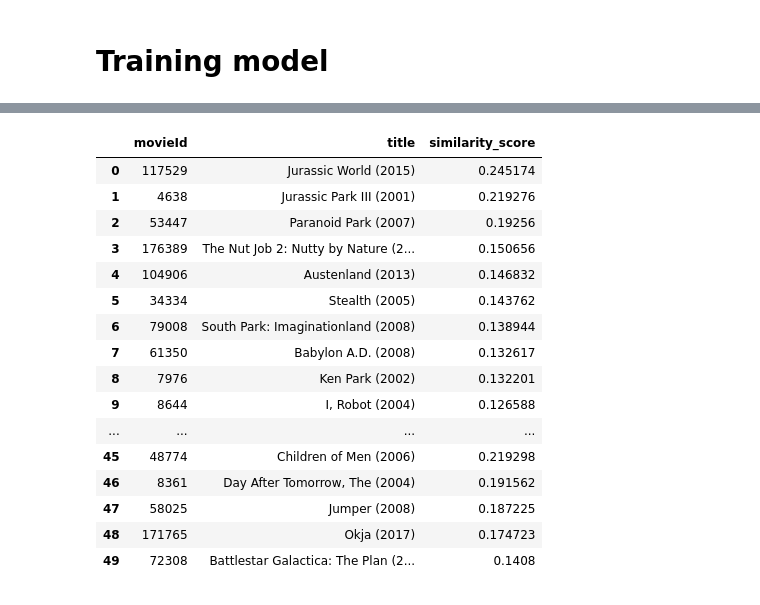
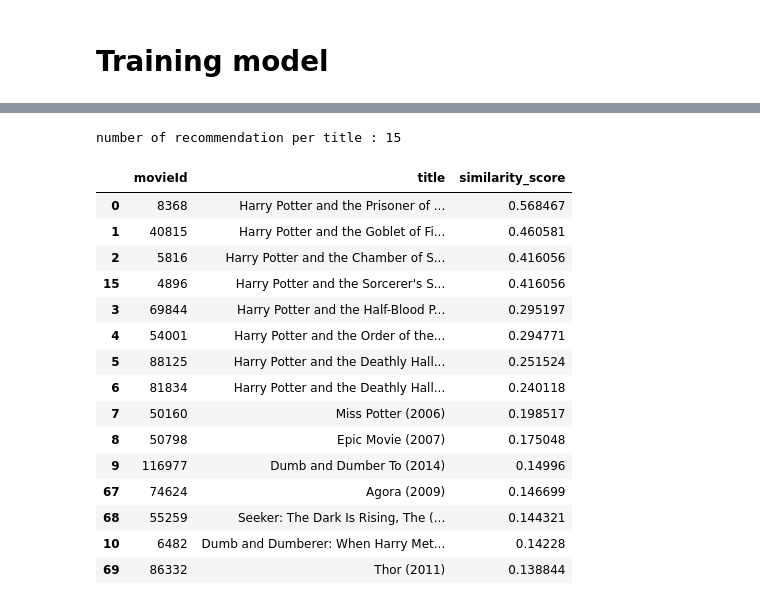
Before and after one commit to saadaliasghar1045-ops/Movie_recommender-Hybrid-, a Jupyter notebook: src/notebooks/content_model_training.ipynb, the cells around one changed output, grey strips where cells are left out. Saved outputs shown, nothing was run; the diff lists cells and outputs as text; code cells hidden in the pictures.

Commit message:
working on pipeline

```diff
--- a/src/notebooks/model_training.ipynb
+++ b/src/notebooks/content_model_training.ipynb
@@ -68,6 +45,0 @@ array(['Jumanji (1995)', 'Jumanji: Welcome to the Jungle (2017)'],
-# %%
-def get_index(titles,df):
-    match = df.index[
-    df['title'].str.casefold() == title.casefold()
-    ].tolist()
-    return match
@@ -196,7 +81,7 @@ class Content_pipeline :
 
     # function to apply year filter this returns True and False values for every movie_index if movie at index is greater than year_limit it will be true other wise false
     @staticmethod
-    def yearly_filtered_movs_idxs (df,limit_year : int):
+    def yearly_filtered_movs_idxs (df,limit_year : int | None):
         filtered_idxs = (
             df['year'].notna()
             & (df['year'] >= limit_year)
@@ -205,17 +90,19 @@ class Content_pipeline :
         return filtered_idxs
 
     # getting similar movies
-    def find_similar_movies(self,limit_year,inp_title,n_recoms):
+    def find_similar_movies(self , inp_title , n_recoms : int = 20 , limit_year : int | None = None):
 
         # creating empty recommended movies frame :
         columns = ['movieId','title','similarity_score']
-        total_rec_movs_df = pd.DataFrame(columns=columns)
+        rec_movs_df = pd.DataFrame(columns=columns)
 
         matched_titles = self.matched_titles(self.content_df,inp_title)
         n_matched_titles = matched_titles.shape[0]
 
         if n_matched_titles != 0:
-            recoms_per_title = n_recoms /n_matched_titles
+
+            recoms_per_matched_title = n_recoms
+            print(f"number of recommendation per title : {recoms_per_matched_title}")
             for title in matched_titles :
 
                 crr_idx = self.get_index(self.content_df,title)
@@ -224,42 +111,50 @@ class Content_pipeline :
                     self.tfidf_matrix
                 ).ravel()
 
-                # removing similarity of input title, from similarity and movies that are not eligible
-                eligible = self.yearly_filtered_movs_idxs(self.content_df,limit_year=limit_year)
-                similarity[~eligible] = -1
+                # applying year filter
+                if limit_year :
+                    eligible = self.yearly_filtered_movs_idxs(self.content_df,limit_year=limit_year)
+                    similarity[~eligible] = -1
 
-                # similarity[crr_idx] = -1
-                top_movie_indxs = similarity.argsort()[::-1][:n_recoms]
-                rec_movs = self.content_df.iloc[top_movie_indxs][
+                # removing similarity of input title, from similarity and movies that are below year limit
+                similarity[crr_idx] = -1
+                top_indxs_per_title = similarity.argsort()[::-1][:recoms_per_matched_title]
+                rec_movs = self.content_df.iloc[top_indxs_per_title][
                     ['movieId','title']
                 ]
 
-                rec_movs['similarity_score'] = similarity[top_movie_indxs]
-                total_rec_movs_df = pd.concat([total_rec_movs_df,rec_movs],ignore_index=True)
+                rec_movs['similarity_score'] = similarity[top_indxs_per_title]
+                rec_movs_df = pd.concat([rec_movs_df,rec_movs],ignore_index=True)
 
         else :
             return None
 
-        return total_rec_movs_df
+        rec_movs_df.drop_duplicates(subset=['movieId'],inplace=True)
+        top_recommendations = rec_movs_df.sort_values(
+            by='similarity_score',
+            ascending=False
+        ).head(n_recoms)
+
+        return top_recommendations
 # %%
 my_pipeline = Content_pipeline(df,df,tfidf_matrix)
 # %%
-my_pipeline.find_similar_movies(limit_year=2000,n_recoms=10,inp_title='jurassic')
+my_pipeline.find_similar_movies(inp_title='harry potter',n_recoms=15,limit_year=2000)
 # %% [output]
+number of recommendation per title : 15
 |  | movieId | title | similarity_score |
-| 0 | 117529 | Jurassic World (2015) | 0.245174 |
-| 1 | 4638 | Jurassic Park III (2001) | 0.219276 |
-| 2 | 53447 | Paranoid Park (2007) | 0.19256 |
-| 3 | 176389 | The Nut Job 2: Nutty by Nature (2... | 0.150656 |
-| 4 | 104906 | Austenland (2013) | 0.146832 |
-| 5 | 34334 | Stealth (2005) | 0.143762 |
-| 6 | 79008 | South Park: Imaginationland (2008) | 0.138944 |
-| 7 | 61350 | Babylon A.D. (2008) | 0.132617 |
-| 8 | 7976 | Ken Park (2002) | 0.132201 |
-| 9 | 8644 | I, Robot (2004) | 0.126588 |
-| ... | ... | ... | ... |
-| 45 | 48774 | Children of Men (2006) | 0.219298 |
-| 46 | 8361 | Day After Tomorrow, The (2004) | 0.191562 |
-| 47 | 58025 | Jumper (2008) | 0.187225 |
-| 48 | 171765 | Okja (2017) | 0.174723 |
-| 49 | 72308 | Battlestar Galactica: The Plan (2... | 0.1408 |
+| 0 | 8368 | Harry Potter and the Prisoner of ... | 0.568467 |
+| 1 | 40815 | Harry Potter and the Goblet of Fi... | 0.460581 |
+| 2 | 5816 | Harry Potter and the Chamber of S... | 0.416056 |
+| 15 | 4896 | Harry Potter and the Sorcerer's S... | 0.416056 |
+| 3 | 69844 | Harry Potter and the Half-Blood P... | 0.295197 |
+| 4 | 54001 | Harry Potter and the Order of the... | 0.294771 |
+| 5 | 88125 | Harry Potter and the Deathly Hall... | 0.251524 |
+| 6 | 81834 | Harry Potter and the Deathly Hall... | 0.240118 |
+| 7 | 50160 | Miss Potter (2006) | 0.198517 |
+| 8 | 50798 | Epic Movie (2007) | 0.175048 |
+| 9 | 116977 | Dumb and Dumber To (2014) | 0.14996 |
+| 67 | 74624 | Agora (2009) | 0.146699 |
+| 68 | 55259 | Seeker: The Dark Is Rising, The (... | 0.144321 |
+| 10 | 6482 | Dumb and Dumberer: When Harry Met... | 0.14228 |
+| 69 | 86332 | Thor (2011) | 0.138844 |
```
Also changed, not shown: parts of 13 cells of this notebook, 1 other file.
